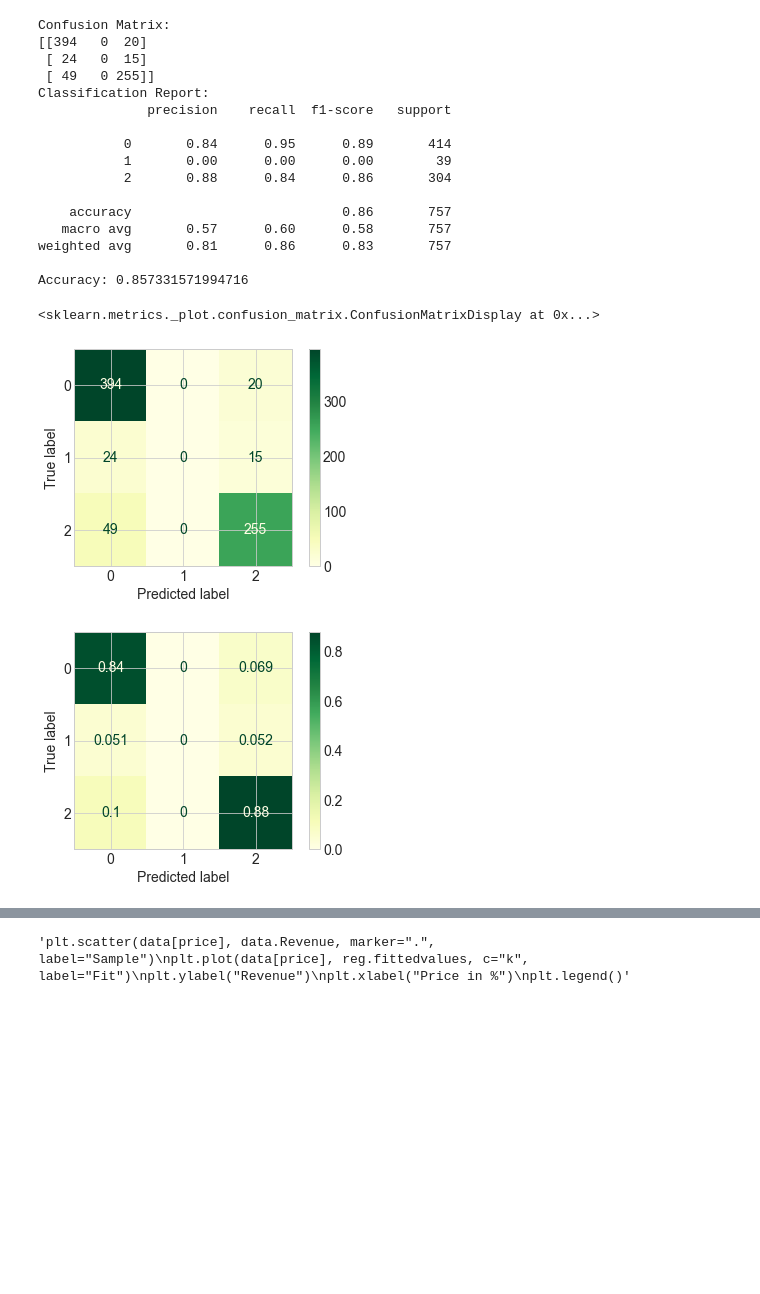
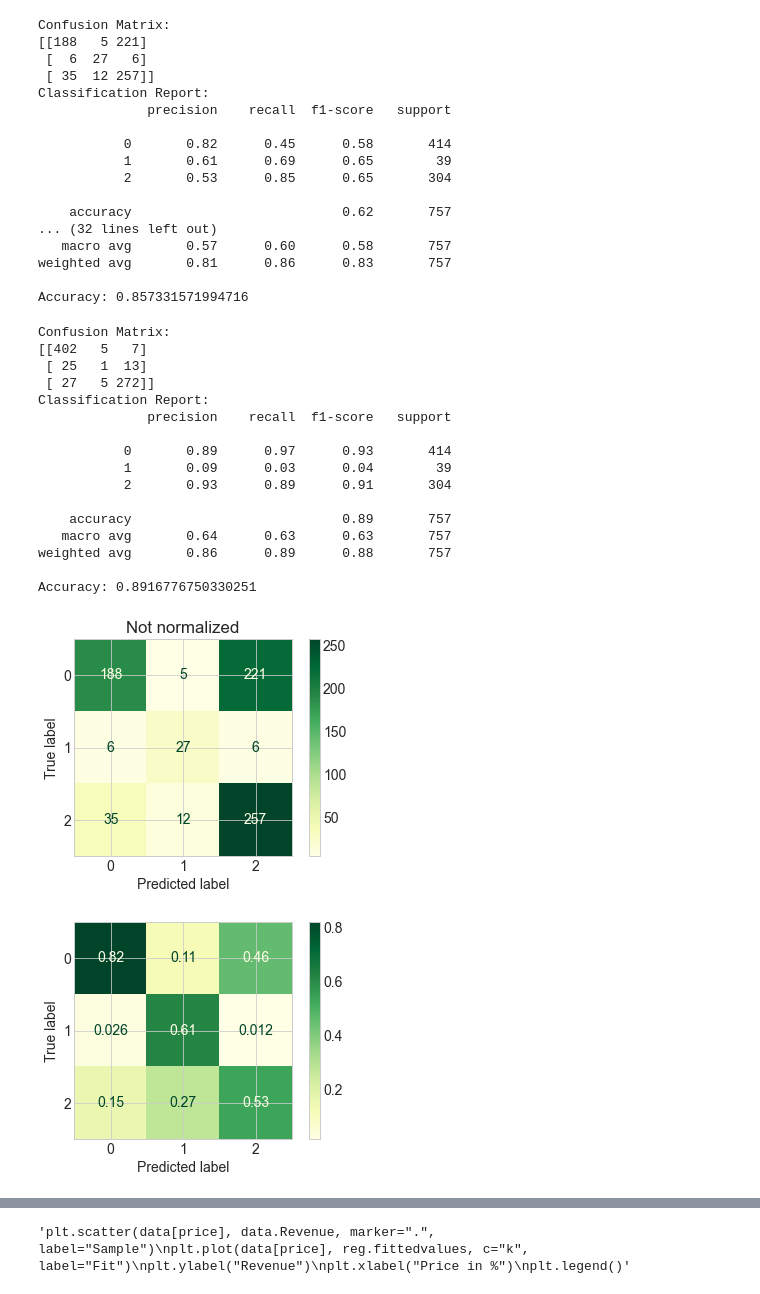
Before and after one commit to JosipHarambasic/ML_Project, a Jupyter notebook: ml_model.ipynb, the cells around one changed output, grey strips where cells are left out. Drawn from its saved outputs; the diff is of its cells as text; code cells hidden in the pictures; blank space fills up the shorter version.

```diff
--- a/ml_model.ipynb
+++ b/ml_model.ipynb
@@ -49,6 +49,8 @@ from sklearn.neighbors import KNeighborsClassifier
 from sklearn.model_selection import train_test_split
 from sklearn import preprocessing, neighbors
 from sklearn.metrics import plot_confusion_matrix
+from sklearn.metrics import ConfusionMatrixDisplay
+from sklearn.discriminant_analysis import LinearDiscriminantAnalysis as LDA, QuadraticDiscriminantAnalysis as QDA
 
 data = data.drop(["Sector"], axis=1)
 x_data = data.drop(["Class"],axis=1)
@@ -60,39 +62,64 @@ data = pd.DataFrame(X_data_minmax,columns=list(x_data))
 X_train, X_test, y_train, y_test = train_test_split(data, y_data, test_size=0.2, random_state = 1)
 #We could choose with neighbors.KNeighborsClassifier(n_neighbors=#) the amount of neighbors but it decides to choose the best one by itself, if we try to add a number it is always worse than the default
 #knn_clf=KNeighborsClassifier() #by using KNN we get a score of 0.65, but using SVC we have 0.85 a huge improvement
-knn_clf=SVC(random_state=0)
-knn_clf.fit(X_train,y_train)
-ypred=knn_clf.predict(X_test)
 # %%
 
-result = confusion_matrix(y_test, ypred)
-print("Confusion Matrix:")
-print(result)
-result1 = classification_report(y_test, ypred)
-print("Classification Report:",)
-print (result1)
-result2 = accuracy_score(y_test,ypred)
-print("Accuracy:",result2)
+knn=KNeighborsClassifier()
+svc=SVC(random_state=0)
+lda = LDA(solver="lsqr")
+qda = QDA()
+options= [qda, knn, svc, lda]
+for i in options:
+    i.fit(X_train,y_train)
+    ypred=i.predict(X_test)
+    result = confusion_matrix(y_test, ypred)
+    print("Confusion Matrix:")
+    print(result)
+    result1 = classification_report(y_test, ypred)
+    print("Classification Report:",)
+    print (result1)
+    result2 = accuracy_score(y_test,ypred)
+    print("Accuracy:",result2)
 
-plot_confusion_matrix(knn_clf, X_test, y_test, cmap="YlGn")
-plot_confusion_matrix(knn_clf, X_test, y_test, cmap="YlGn", normalize="pred")
+    disp = ConfusionMatrixDisplay(confusion_matrix=result,
+                                  display_labels=i.classes_)
+    disp.plot(cmap="YlGn")
+    disp.ax_.set_title("Not normalized")
+
+    plot_confusion_matrix(i, X_test, y_test, cmap="YlGn", normalize="pred")
 # %% [output]
 Confusion Matrix:
-[[394   0  20]
- [ 24   0  15]
- [ 49   0 255]]
+[[188   5 221]
+ [  6  27   6]
+ [ 35  12 257]]
 Classification Report:
               precision    recall  f1-score   support
 
-           0       0.84      0.95      0.89       414
-           1       0.00      0.00      0.00        39
-           2       0.88      0.84      0.86       304
+           0       0.82      0.45      0.58       414
+           1       0.61      0.69      0.65        39
+           2       0.53      0.85      0.65       304
 
-    accuracy                           0.86       757
+    accuracy                           0.62       757
+... (32 lines left out)
    macro avg       0.57      0.60      0.58       757
 weighted avg       0.81      0.86      0.83       757
 
 Accuracy: 0.857331571994716
-<sklearn.metrics._plot.confusion_matrix.ConfusionMatrixDisplay at 0x...>
+Confusion Matrix:
+[[402   5   7]
+ [ 25   1  13]
+ [ 27   5 272]]
+Classification Report:
+              precision    recall  f1-score   support
+
+           0       0.89      0.97      0.93       414
+           1       0.09      0.03      0.04        39
+           2       0.93      0.89      0.91       304
+
+    accuracy                           0.89       757
+   macro avg       0.64      0.63      0.63       757
+weighted avg       0.86      0.89      0.88       757
+
+Accuracy: 0.8916776750330251
-[figure, old version]
+[figure, new version]
-[figure, old version]
+[figure, new version]
```
Also changed, not shown: parts of 1 cell of this notebook.
